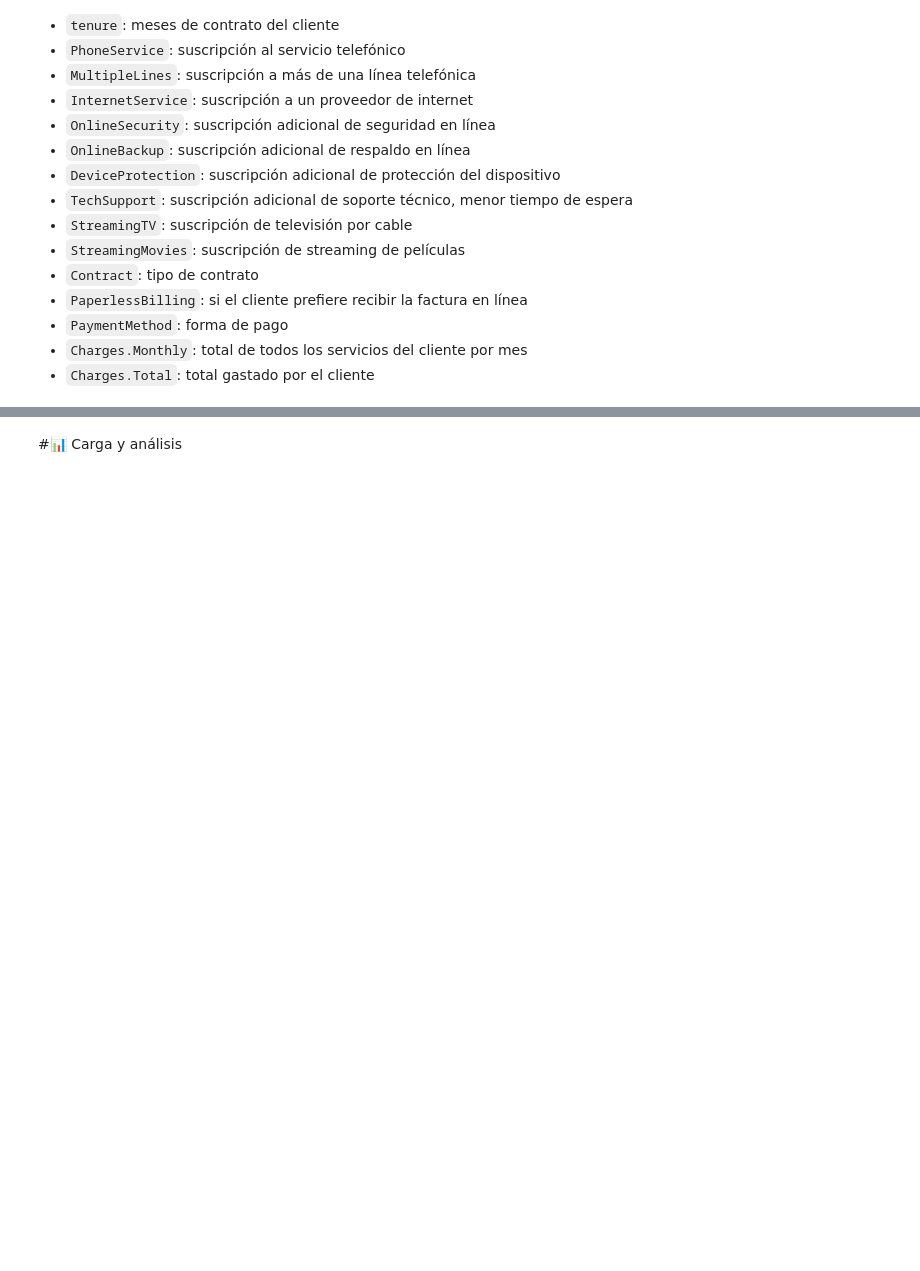
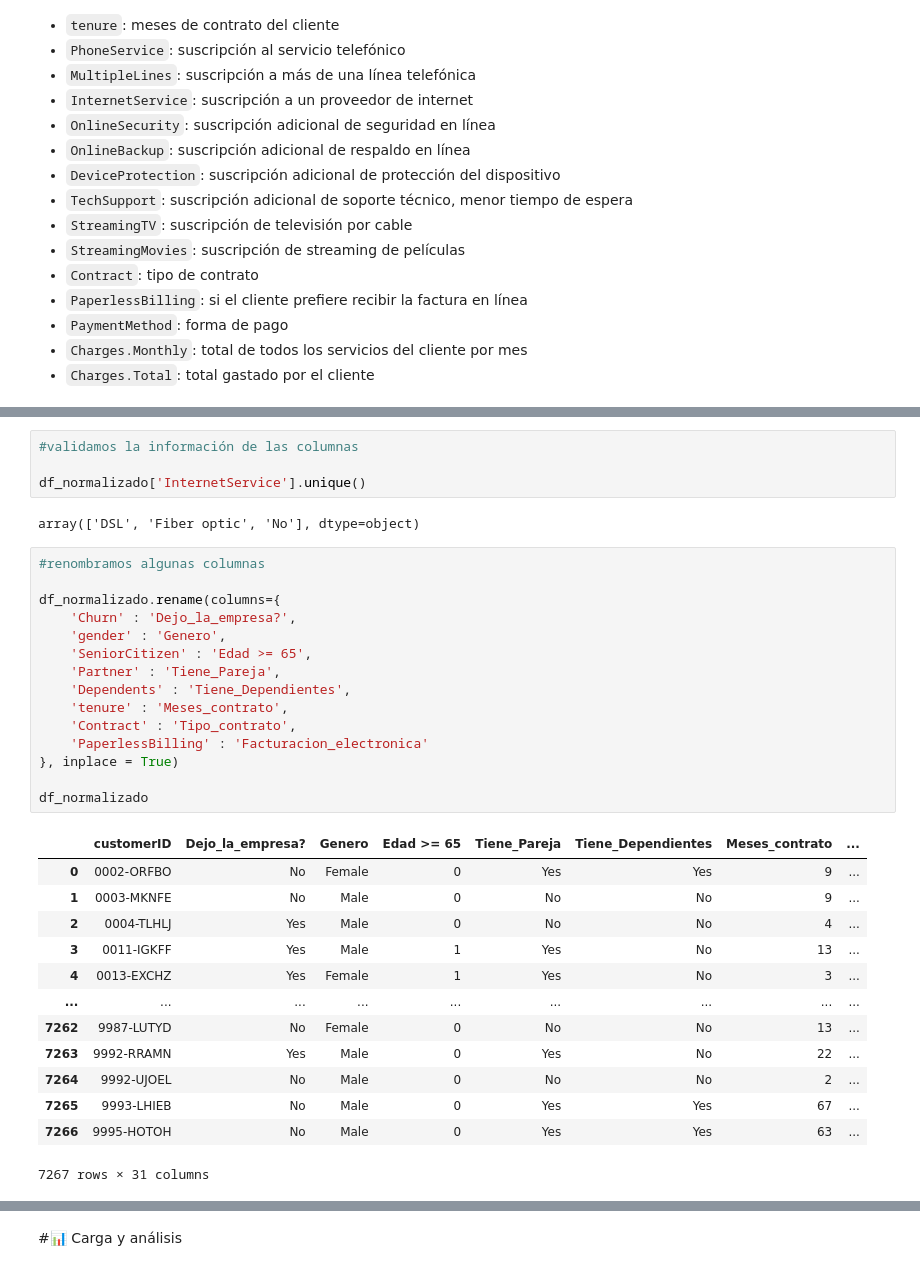
Before and after one commit to FeloCR12/Challenge_Telecom_X, a Jupyter notebook: TelecomX_LATAM.ipynb, the cells around one changed output, grey strips where cells are left out. Cells and saved outputs as stored; diff of their text form; blank space fills up the shorter version.

```diff
--- a/TelecomX_LATAM.ipynb
+++ b/TelecomX_LATAM.ipynb
@@ -202,0 +252,35 @@ df_normalizado
+# %%
+#validamos la información de las columnas
+
+df_normalizado['InternetService'].unique()
+# %% [output]
+array(['DSL', 'Fiber optic', 'No'], dtype=object)
+# %%
+#renombramos algunas columnas
+
+df_normalizado.rename(columns={
+    'Churn' : 'Dejo_la_empresa?',
+    'gender' : 'Genero',
+    'SeniorCitizen' : 'Edad >= 65',
+    'Partner' : 'Tiene_Pareja',
+    'Dependents' : 'Tiene_Dependientes',
+    'tenure' : 'Meses_contrato',
+    'Contract' : 'Tipo_contrato',
+    'PaperlessBilling' : 'Facturacion_electronica'
+}, inplace = True)
+
+df_normalizado
+# %% [output]
+|  | customerID | Dejo_la_empresa? | Genero | Edad >= 65 | Tiene_Pareja | Tiene_Dependientes | Meses_contrato | ... |
+| 0 | 0002-ORFBO | No | Female | 0 | Yes | Yes | 9 | ... |
+| 1 | 0003-MKNFE | No | Male | 0 | No | No | 9 | ... |
+| 2 | 0004-TLHLJ | Yes | Male | 0 | No | No | 4 | ... |
+| 3 | 0011-IGKFF | Yes | Male | 1 | Yes | No | 13 | ... |
+| 4 | 0013-EXCHZ | Yes | Female | 1 | Yes | No | 3 | ... |
+| ... | ... | ... | ... | ... | ... | ... | ... | ... |
+| 7262 | 9987-LUTYD | No | Female | 0 | No | No | 13 | ... |
+| 7263 | 9992-RRAMN | Yes | Male | 0 | Yes | No | 22 | ... |
+| 7264 | 9992-UJOEL | No | Male | 0 | No | No | 2 | ... |
+| 7265 | 9993-LHIEB | No | Male | 0 | Yes | Yes | 67 | ... |
+| 7266 | 9995-HOTOH | No | Male | 0 | Yes | Yes | 63 | ... |
+7267 rows × 31 columns
```
Also changed, not shown: parts of 25 cells of this notebook.
